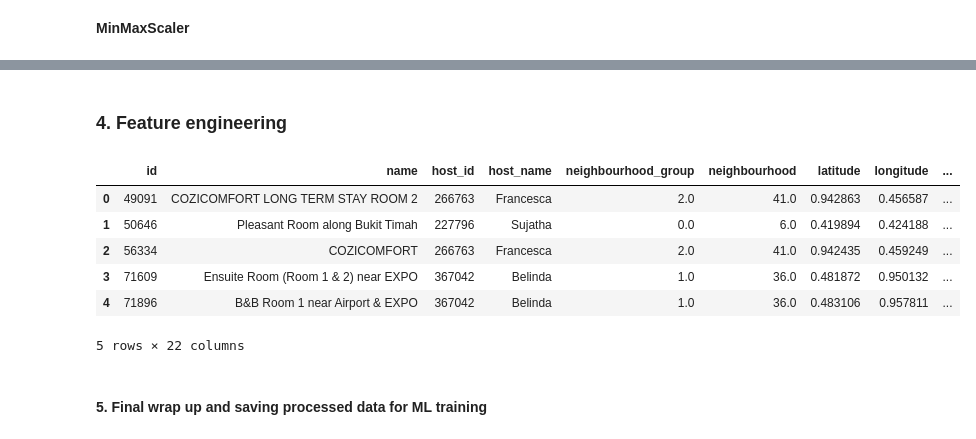
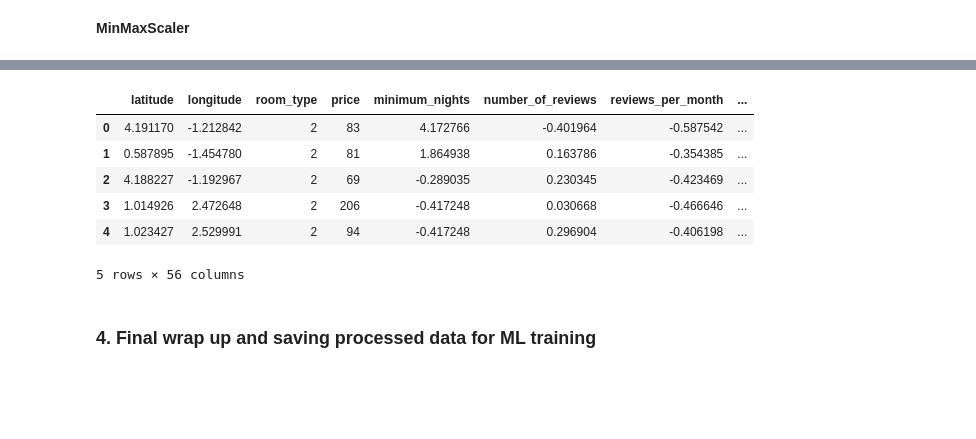
Before and after one commit to FireCyan/Kaggle-Singapore_airbnb, a Jupyter notebook: data_preparation.ipynb, the cells around one changed output, grey strips where cells are left out. Cells and saved outputs as stored; diff of their text form; code cells hidden in the pictures; blank space fills up the shorter version.

```diff
--- a/data_preparation.ipynb
+++ b/data_preparation.ipynb
@@ -115,0 +158,3 @@ df = df.drop(['name', 'id', 'host_name', 'host_id', 'last_review'], axis=1)
+# %%
+# Remove rows with minimum nights > 365
+df = df[df['minimum_nights'] <= 365]
@@ -129,0 +181,9 @@ array([['North Region'],
+# %%
+# Map integers to categorical values
+room_dict ={
+    'Shared room': 1,
+    'Private room': 2,
+    'Entire home/apt': 3
+}
+
+df['room_type'] = df['room_type'].map(room_dict)
@@ -136,9 +199,14 @@ array([['North Region'],
 # print(df['neighbourhood'].unique())
 # print(df['room_type'].unique())
 
-enc = OrdinalEncoder()
-col_encode = ['neighbourhood_group', 'neighbourhood', 'room_type']
+# oh_enc = OneHotEncoder()
+ord_enc = OrdinalEncoder()
+col_encode = ['neighbourhood_group','neighbourhood']
 
-for col in col_encode:
-    df[col] = enc.fit_transform(np.array(df_singa_airbnb[col]).reshape(-1,1))
+# for col in col_encode:
+#     df = oh_enc.fit_transform(np.array(df_singa_airbnb[col]).reshape(-1,1))
+
+# df[col_encode] =  ord_enc.fit_transform(df[col_encode])
+
+df = pd.get_dummies(df, columns=col_encode, prefix=col_encode)
 # %%
@@ -155,3 +232,12 @@ df.head(5)
+# %%
+col_scale = ['calculated_host_listings_count', 'availability_365', 'latitude', 'longitude', 'minimum_nights', 'number_of_reviews', 'reviews_per_month']
+
+s_scaler = StandardScaler()
+
+df_scaled = df.copy()
+
+for col in col_scale:
+    df_scaled[col] = s_scaler.fit_transform(np.array(df_scaled[col]).reshape(-1,1))
 # %% [markdown]
 **MinMaxScaler**
 # %%
@@ -180,2 +268,0 @@ df.head()
-# %% [markdown]
-### 4. Feature engineering
@@ -190,14 +269,14 @@ df['last_review_dayofweek'] = df['last_review_date'].dt.dayofweek
 # %%
-df.head()
+df_scaled.head()
 # %% [output]
-|  | id | name | host_id | host_name | neighbourhood_group | neighbourhood | latitude | longitude | ... |
-| 0 | 49091 | COZICOMFORT LONG TERM STAY ROOM 2 | 266763 | Francesca | 2.0 | 41.0 | 0.942863 | 0.456587 | ... |
-| 1 | 50646 | Pleasant Room along Bukit Timah | 227796 | Sujatha | 0.0 | 6.0 | 0.419894 | 0.424188 | ... |
-| 2 | 56334 | COZICOMFORT | 266763 | Francesca | 2.0 | 41.0 | 0.942435 | 0.459249 | ... |
-| 3 | 71609 | Ensuite Room (Room 1 & 2) near EXPO | 367042 | Belinda | 1.0 | 36.0 | 0.481872 | 0.950132 | ... |
-| 4 | 71896 | B&B Room 1 near Airport & EXPO | 367042 | Belinda | 1.0 | 36.0 | 0.483106 | 0.957811 | ... |
+|  | latitude | longitude | room_type | price | minimum_nights | number_of_reviews | reviews_per_month | ... |
+| 0 | 4.191170 | -1.212842 | 2 | 83 | 4.172766 | -0.401964 | -0.587542 | ... |
+| 1 | 0.587895 | -1.454780 | 2 | 81 | 1.864938 | 0.163786 | -0.354385 | ... |
+| 2 | 4.188227 | -1.192967 | 2 | 69 | -0.289035 | 0.230345 | -0.423469 | ... |
+| 3 | 1.014926 | 2.472648 | 2 | 206 | -0.417248 | 0.030668 | -0.466646 | ... |
+| 4 | 1.023427 | 2.529991 | 2 | 94 | -0.417248 | 0.296904 | -0.406198 | ... |
-5 rows × 22 columns
+5 rows × 56 columns
 # %% [markdown]
-#### 5. Final wrap up and saving processed data for ML training
+### 4. Final wrap up and saving processed data for ML training
 # %%
 df.to_pickle('./processed_data.p')
```
Also changed, not shown: parts of 30 cells of this notebook, 12 other files.
